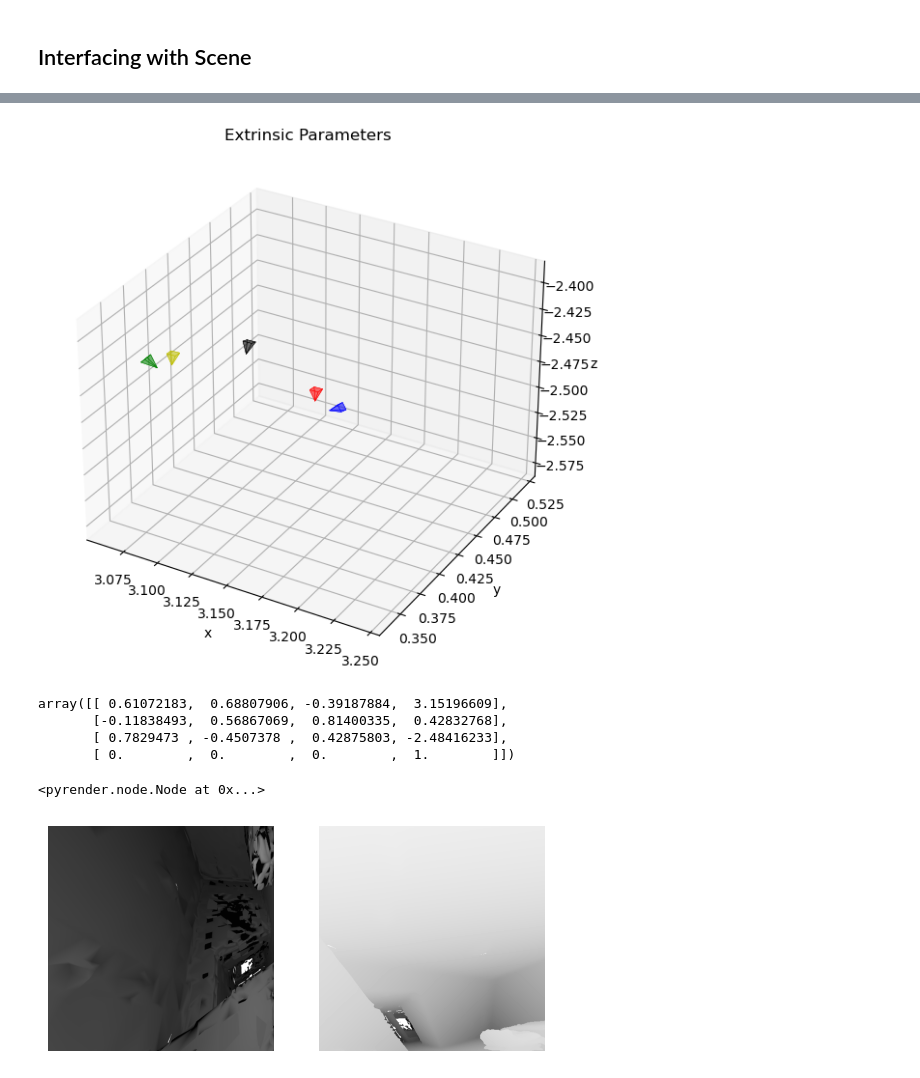
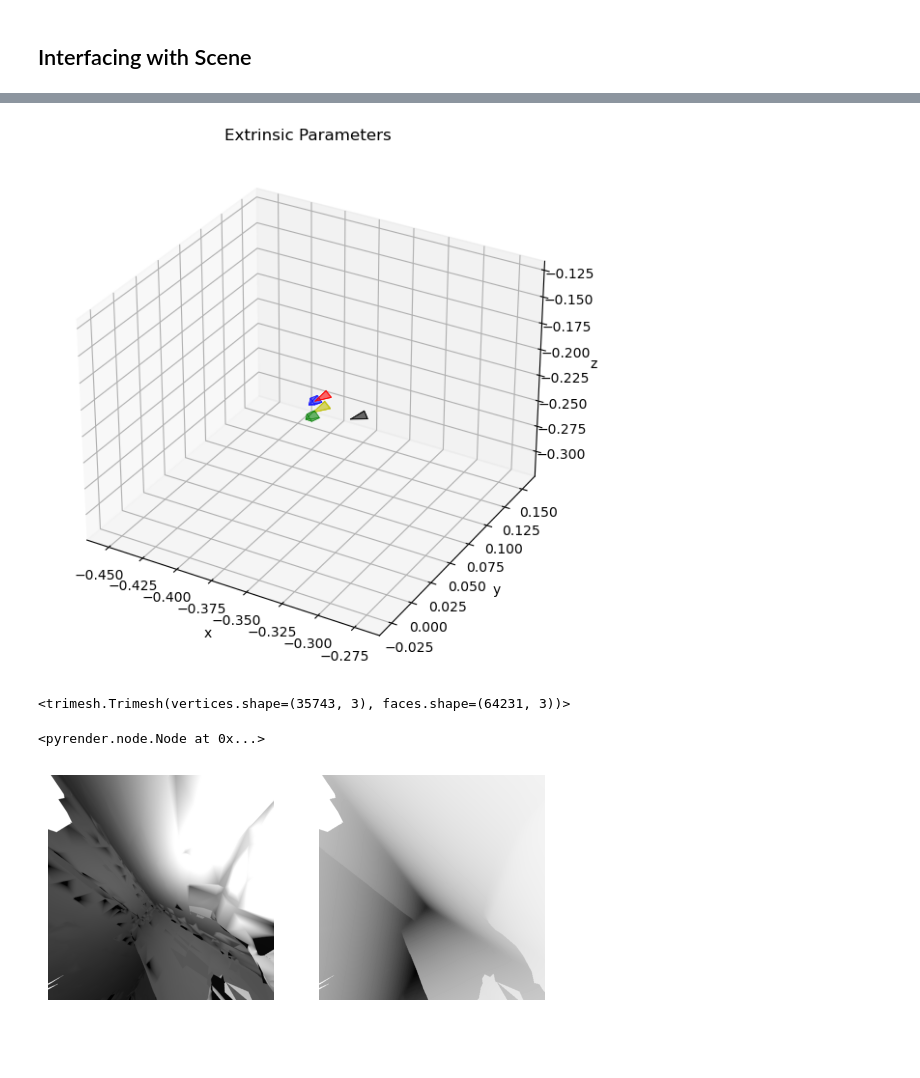
Before and after one commit to dangthanhan507/Hololens-Project, a Jupyter notebook: notebooks/phase_unwrap/Mesh Alignment with PyRender.ipynb, the cells around one changed output, grey strips where cells are left out. Cells and saved outputs as stored; diff of their text form; code cells hidden in the pictures; blank space fills up the shorter version.

Commit message:
Added lots of notebooks testing out mesh and aligning it with camera pose

```diff
--- a/notebooks/phase_unwrap/Mesh Alignment with PyRender.ipynb
+++ b/notebooks/phase_unwrap/Mesh Alignment with PyRender.ipynb
@@ -162,7 +169,7 @@ def get_posed_data(idx, sensor_name, pose_name):
     return im, np.array(pose)
 # %%
 #display code to see what we see throughout time
-time = 3000
+time = 1000
 
 im_pv, pose_pv = get_posed_data(time,'pv',j_pv)
 im_ahat, pose_ahat = get_posed_data(time,'depth_ahat',j_ahat)
@@ -196,11 +198,4 @@ visualizer.extrinsic2pyramid(pose_pv.T @ np.linalg.inv(calib_lr.extrinsics.T), '
 visualizer.extrinsic2pyramid(pose_pv.T @ np.linalg.inv(calib_rr.extrinsics.T), 'g', focal_len_scaled=focal_scale)
 visualizer.show()
 # %% [output]
-[figure, old version]
+[figure, new version]
-# %%
-pose_pv.T
-# %% [output]
-array([[ 0.61072183,  0.68807906, -0.39187884,  3.15196609],
-       [-0.11838493,  0.56867069,  0.81400335,  0.42832768],
-       [ 0.7829473 , -0.4507378 ,  0.42875803, -2.48416233],
-       [ 0.        ,  0.        ,  0.        ,  1.        ]])
@@ -259,16 +203,20 @@ o3d.visualization.draw_geometries([full_mesh], mesh_show_back_face=True)
 #adding scene to interface with pyrender
 MESH_PATH = '/home/andang/workspace/Computational_Vision/HL2/Hololens-Project/datasets/john_place/'
 intrinsics = calib_ahat.intrinsics.T[:3,:3]
-poser = pose_pv.T @ np.linalg.inv(calib_ahat.extrinsics.T)
-# poser = pose1.T
+
+flipper = np.array([[1,0,0,0],[0,1,0,0],[0,0,1,0],[0,0,0,1]])
+# poser = pose_pv.T @ np.linalg.inv(calib_lf.extrinsics.T)
+poser = pose_ahat.T
+
 
 fuze_trimesh = trimesh.load(MESH_PATH+'john_scene.obj')
+print(fuze_trimesh)
 mesh = pyrender.Mesh.from_trimesh(fuze_trimesh)
 scene = pyrender.Scene()
 scene.add(mesh,name='scene')
 
 
-camera = pyrender.IntrinsicsCamera(fx=intrinsics[0,0],fy=intrinsics[1,1]*2,cx=intrinsics[0,2]*2,cy=intrinsics[1,2])
+camera = pyrender.IntrinsicsCamera(fx=intrinsics[0,0],fy=intrinsics[1,1],cx=intrinsics[0,2],cy=intrinsics[1,2])
 scene.add(camera, name='camera',pose=poser)
 
 light = pyrender.SpotLight(color=np.ones(3), intensity=4.0,
@@ -277,18 +225,20 @@ light = pyrender.SpotLight(color=np.ones(3), intensity=4.0,
 
 scene.add(light, name='light',pose=poser)
 # %% [output]
-<pyrender.node.Node at 0x...>
+<trimesh.Trimesh(vertices.shape=(35743, 3), faces.shape=(64231, 3))>
+<pyrender.node.Node at 0x...>
 # %%
 r = pyrender.OffscreenRenderer(512, 512) #specifies heightxwidth of image
 color, depth = r.render(scene) #create the images
 
+# color = color.transpose(1,0,2)[:,::-1]
 plt.figure()
 plt.subplot(1,2,1)
 plt.axis('off')
 plt.imshow(color)
 plt.subplot(1,2,2)
 plt.axis('off')
-plt.imshow(depth.T[:,::-1], cmap=plt.cm.gray_r)
+plt.imshow(depth, cmap=plt.cm.gray_r)
 plt.show()
 # %% [output]
-[figure, old version]
+[figure, new version]
```
Also changed, not shown: parts of 8 cells of this notebook, 4 other files.
